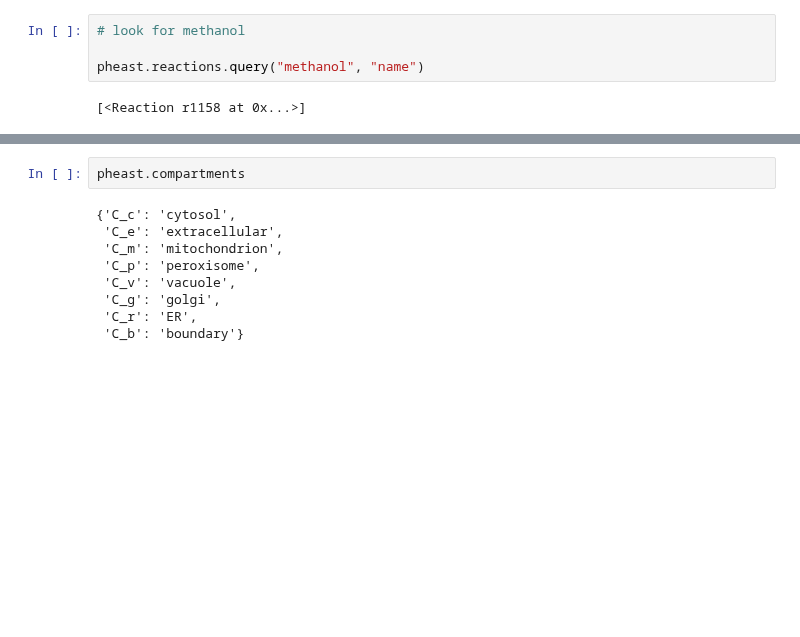
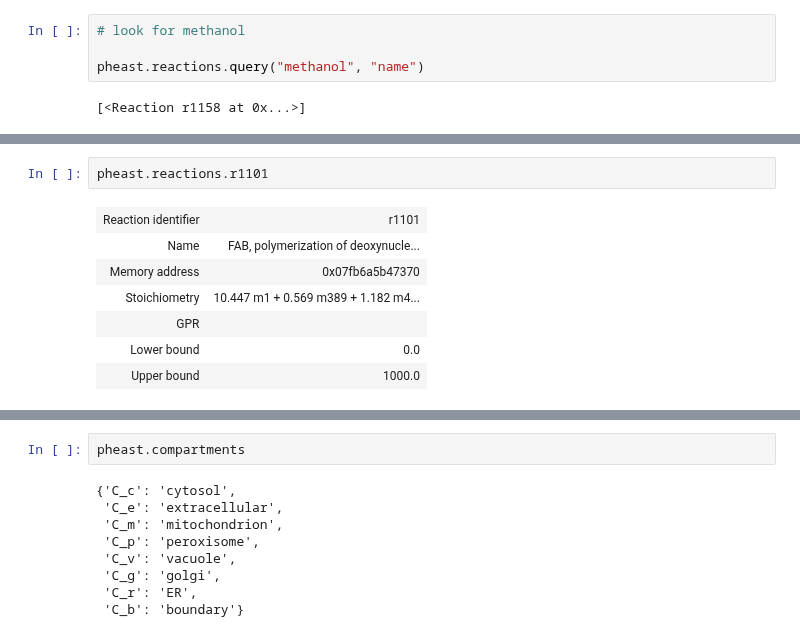
Before and after one commit to Schwebus/DTU_Biobuilders_2021, a Jupyter notebook: GSM_model/GSM_model.ipynb, the cells around one changed output, grey strips where cells are left out. Cells and saved outputs as stored; diff of their text form; blank space fills up the shorter version.

```diff
--- a/GSM_model/GSM_model.ipynb
+++ b/GSM_model/GSM_model.ipynb
@@ -127,0 +544,10 @@ pheast.metabolites.boundary_methane
+# %%
+pheast.reactions.r1101
+# %% [output]
+| Reaction identifier | r1101 |
+| Name | FAB, polymerization of deoxynucle... |
+| Memory address | 0x07fb6a5b47370 |
+| Stoichiometry | 10.447 m1 + 0.569 m389 + 1.182 m4... |
+| GPR |  |
+| Lower bound | 0.0 |
+| Upper bound | 1000.0 |
```
Also changed, not shown: parts of 23 cells of this notebook, 1 other file.
